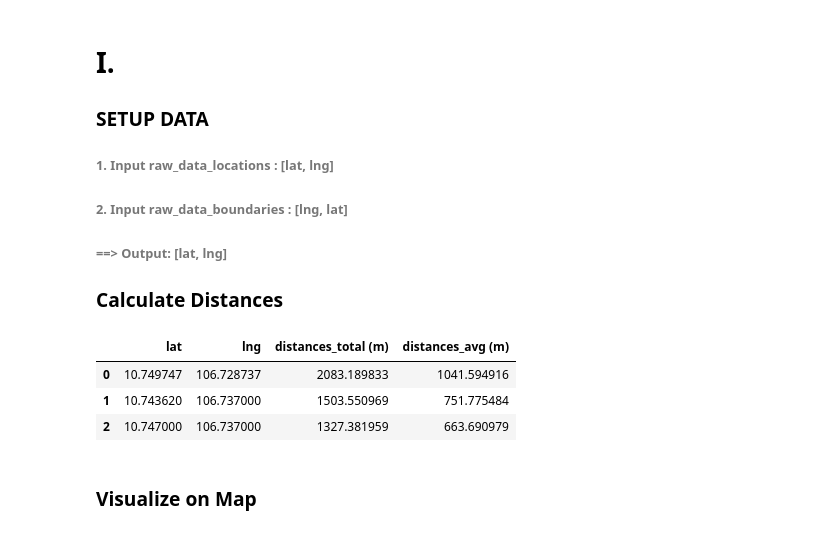
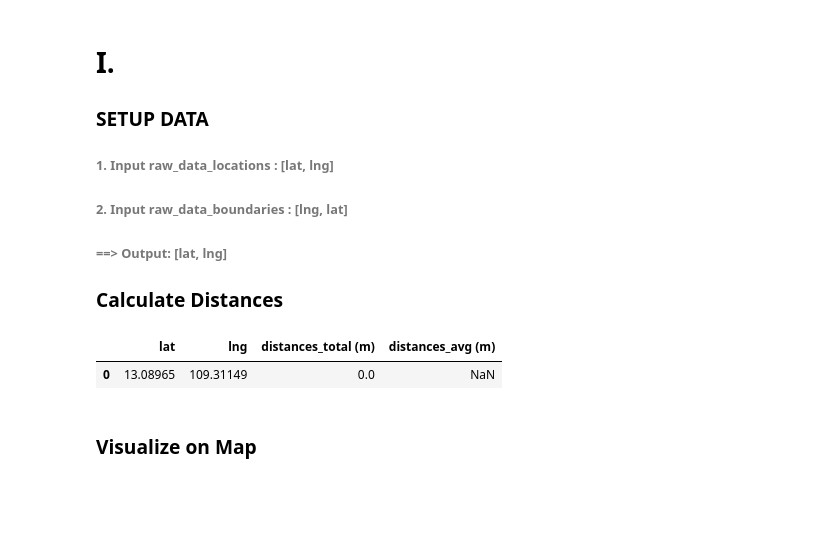
Before and after one commit to tasszz2k/Data-science-kaggle, a Jupyter notebook: Calculator Distance/Notebook/Calculator Distance.ipynb, the cells around one changed output. Drawn from its saved outputs; the diff is of its cells as text; code cells hidden in the pictures; blank space fills up the shorter version.

```diff
--- a/Calculator Distance/Notebook/Calculator Distance.ipynb
+++ b/Calculator Distance/Notebook/Calculator Distance.ipynb
@@ -92,6 +92,8 @@ def convert_raw_data_to_df(raw_data_boundaries, raw_data_locations, raw_data_key
     #convert type to float64
     df_data_locations.lat = df_data_locations.lat.astype('float64')
     df_data_locations.lng = df_data_locations.lng.astype('float64')
+    df_data_boundaries.lat = df_data_boundaries.lat.astype('float64')
+    df_data_boundaries.lng = df_data_boundaries.lng.astype('float64')
     df_data_key_points.lat = df_data_key_points.lat.astype('float64')
     df_data_key_points.lng = df_data_key_points.lng.astype('float64')
     df_data_excludes_points.lat = df_data_excludes_points.lat.astype('float64')
@@ -105,29 +107,25 @@ def convert_raw_data_to_df(raw_data_boundaries, raw_data_locations, raw_data_key
 ###### 2. Input raw_data_boundaries : [lng, lat]
 ###### ==> Output: [lat, lng]
 ### Calculate Distances
-# %%
-# Input data locations here
-raw_data_locations = """
-10.749747,106.728737
-10.74362,106.737
-10.747,106.737
-"""
-# Input data boundaries here
-raw_data_boundaries = """
-106.728736877441,10.7497472763062 106.730430603027,10.7375707626343 106.715934753418,10.7383689880371 106.715866088867,10.7443914413452 106.715866088867,10.7456140518189 106.717964172363,10.7458124160767 106.726318359375,10.749481201172 106.728736877441,10.7497472763062
-"""
-
-###--------------------------------------------------------------------#%%
-
-df_data_boundaries,df_data_locations, df_data_key_points, df_data_excludes_points = convert_raw_data_to_df(raw_data_boundaries, raw_data_locations)
-
-## Cal_distance
-cal_distance(df_data_locations)
-# %% [output]
-|  | lat | lng | distances_total (m) | distances_avg (m) |
-| 0 | 10.749747 | 106.728737 | 2083.189833 | 1041.594916 |
-| 1 | 10.743620 | 106.737000 | 1503.550969 | 751.775484 |
-| 2 | 10.747000 | 106.737000 | 1327.381959 | 663.690979 |
+# %%
+# Input data locations here
+raw_data_locations = """
+13.08965,109.31149
+"""
+# Input data boundaries here
+raw_data_boundaries = """
+109.313995361328,13.0908241271973 109.313606262207,13.0895719528198 109.31014251709,13.0886745452881 109.309761047363,13.0898809432983 109.305297851562,13.0885810852052 109.303588867188,13.0880908966065 109.302856445313,13.0904016494752 109.302009582519,13.0900774002076 109.300506591797,13.0927076339722 109.300605773926,13.0946235656739 109.299926757812,13.0983018875123 109.301986694336,13.0971632003784 109.310028076172,13.095106124878 109.309959411621,13.0967140197754 109.307197570801,13.0986518859864 109.306427001953,13.1002960205079 109.305541992188,13.1034202575685 109.306182861328,13.1043119430543 109.311485290527,13.0972061157227 109.313995361328,13.0908241271973
+"""
+
+###--------------------------------------------------------------------#%%
+
+df_data_boundaries,df_data_locations, df_data_key_points, df_data_excludes_points = convert_raw_data_to_df(raw_data_boundaries, raw_data_locations)
+
+## Cal_distance
+cal_distance(df_data_locations)
+# %% [output]
+|  | lat | lng | distances_total (m) | distances_avg (m) |
+| 0 | 13.08965 | 109.31149 | 0.0 | NaN |
 # %% [markdown]
 ### Visualize on Map
 # %%
```
